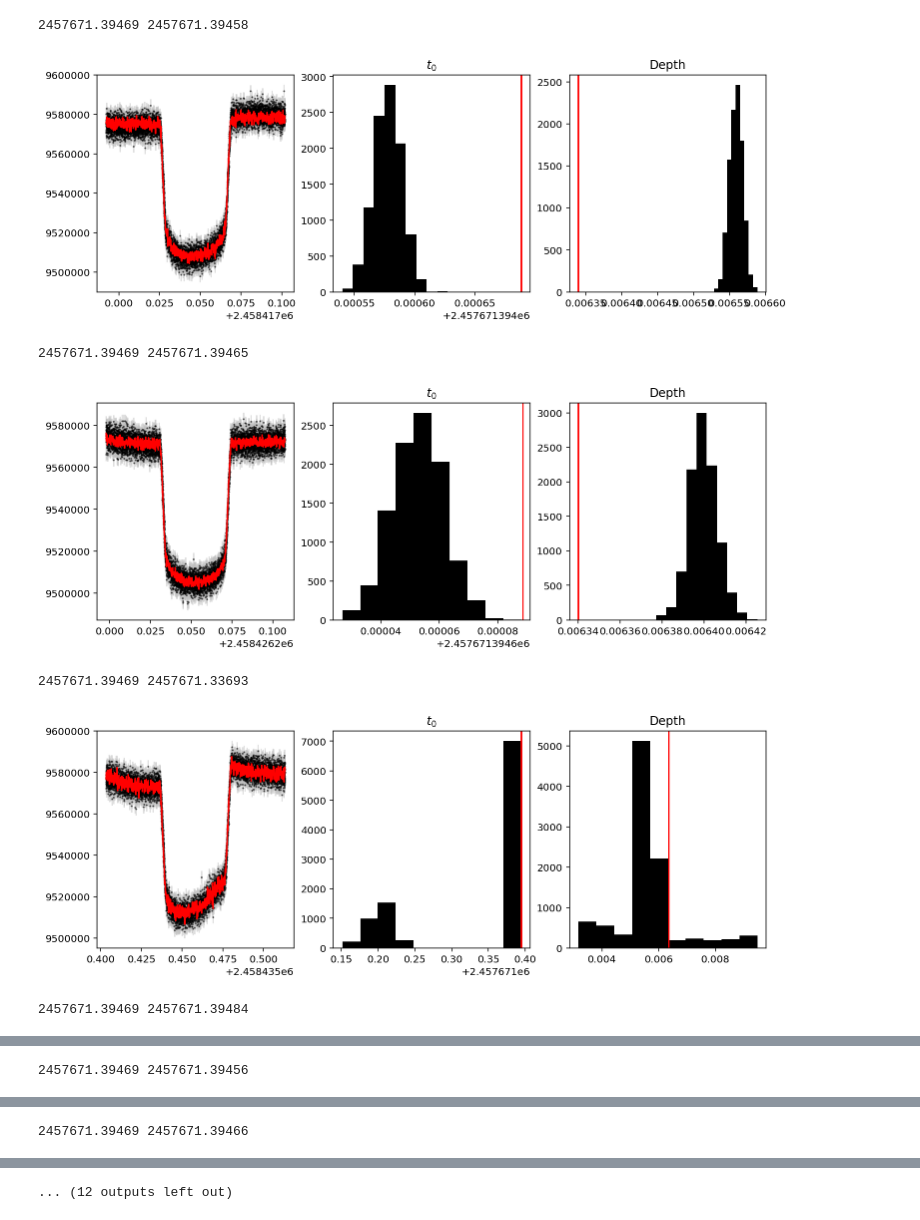
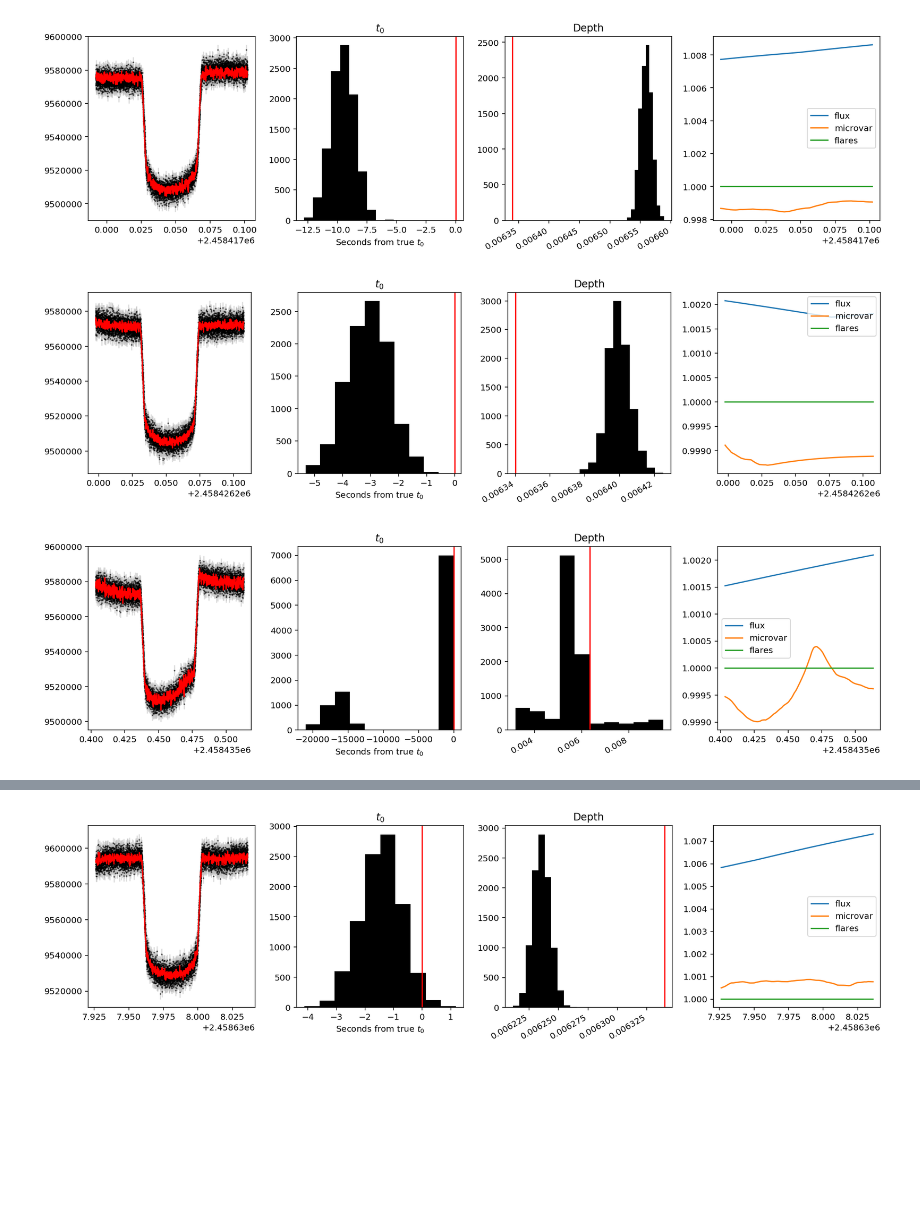
Before and after one commit to bmorris3/libra, a Jupyter notebook: notebooks/archive_results.ipynb, the cells around one changed output, grey strips where cells are left out. Drawn from its saved outputs; the diff is of its cells as text; code cells hidden in the pictures; blank space fills up the shorter version.

```diff
--- a/notebooks/archive_results.ipynb
+++ b/notebooks/archive_results.ipynb
@@ -56,42 +56,47 @@ with ObservationArchive(run_name, 'a') as obs:
         kernel = terms.SHOTerm(log_S0=np.log(S0), log_Q=np.log(Q), log_omega0=np.log(w0),
                                 bounds=bounds)
         kernel.freeze_parameter("log_Q")
         gp = celerite.GP(kernel, mean=mean_model, fit_mean=True)
         gp.compute(obs_time, obs_err)
 
         try:
             bestp = obs_planet.samples_median
 
             gp.set_parameter_vector(bestp)
 
             skip = 10
             mu, var = gp.predict(obs_flux, obs_time[::skip], return_var=True)
             std = np.sqrt(var)
 
-            fig, ax = plt.subplots(1, 3, figsize=(12, 4))
+            fig, ax = plt.subplots(1, 4, figsize=(14, 4))
             ax[0].errorbar(obs_time, obs_flux, obs_err, fmt='.', color='k', ecolor='silver', ms=2, alpha=0.5)
             ax[0].plot(obs_time[::skip], mu, 'r', zorder=10)
 
             answer_key = dict(obs_planet.attrs)
             mid_transit_answer = answer_key['t0']
             n_transits = np.round((obs_planet.samples_t0.mean() - mid_transit_answer) / trappist1(planet).per)
             mid_transit_answer_translated = mid_transit_answer + trappist1(planet).per * n_transits
-            print(mid_transit_answer_translated, obs_planet.samples_t0.mean())
-            ax[1].hist(obs_planet.samples_t0, color='k')
-            ax[1].axvline(mid_transit_answer_translated, color='r')
+
+            ax[1].hist((obs_planet.samples_t0 - mid_transit_answer_translated)*24*60*60, color='k')
+            ax[1].axvline(mid_transit_answer_translated - mid_transit_answer_translated, color='r')
             ax[1].set_title('$t_0$')
+            ax[1].set_xlabel('Seconds from true $t_0$')
+
             ax[2].set_title('Depth')
             ax[2].hist(obs_planet.samples_depth, color='k')
             ax[2].axvline(trappist1(planet).rp**2, color='r')
+            plt.setp(ax[2].get_xticklabels(), rotation=30, ha='right')
 
+            ax[3].plot(obs_time, obs_planet.fluxes, label='flux')
+            ax[3].plot(obs_time, obs_planet.spitzer_var, label='microvar')
+            ax[3].plot(obs_time, np.max(obs_planet.flares, axis=1), label='flares')
+
+            ax[3].legend()
+            fig.tight_layout()
             plt.show()
-        except OSError:
+        except (OSError, ValueError):
             pass
 # %% [output]
-2457671.39469 2457671.39458
-[figure, old version]
+[figure, new version]
-2457671.39469 2457671.39465
-[figure, old version]
+[figure, new version]
-2457671.39469 2457671.33693
-[figure, old version]
+[figure, new version]
-2457671.39469 2457671.39484
@@ -99 +103,0 @@ with ObservationArchive(run_name, 'a') as obs:
-2457671.39469 2457671.39456
@@ -101 +104,0 @@ with ObservationArchive(run_name, 'a') as obs:
-2457671.39469 2457671.39466
@@ -103 +106 @@ with ObservationArchive(run_name, 'a') as obs:
-... (12 outputs left out)
+[figure, added]
```
Also changed, not shown: parts of 1 cell of this notebook.
